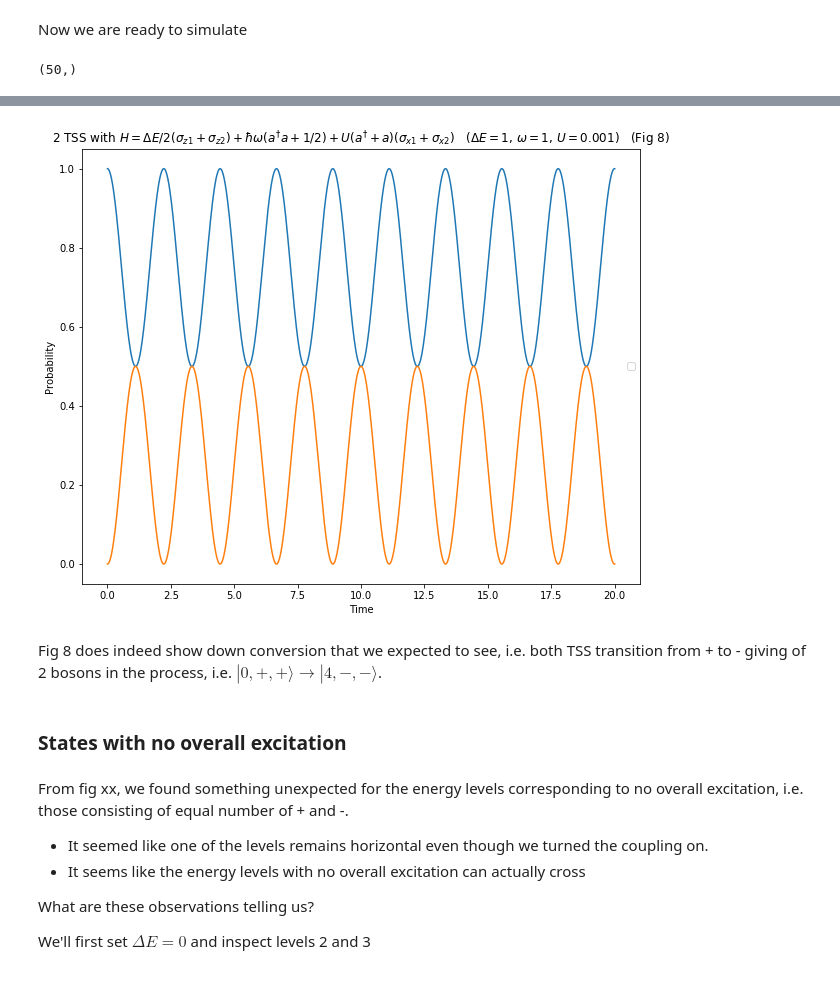
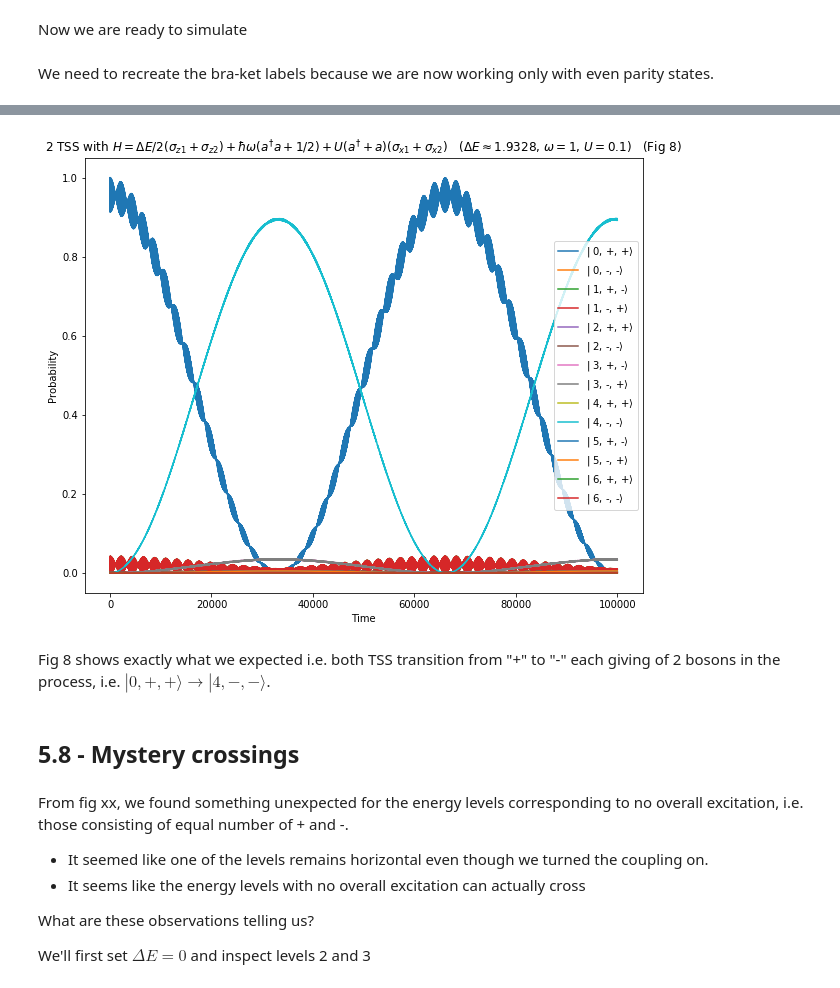
Before and after one commit to project-ida/two-state-quantum-systems, a Jupyter notebook: 05-excitation-transfer.ipynb, the cells around one changed output, grey strips where cells are left out. Cells and saved outputs as stored; diff of their text form; code cells hidden in the pictures.

Commit message:
Updates to excitation transfer

```diff
--- a/05-excitation-transfer.ipynb
+++ b/05-excitation-transfer.ipynb
@@ -381,11 +383,5 @@ Let's switch on the coupling and see if there are any surprises.
 # %%
-# EVEN PARITY
-
-two_state_1, two_state_2, bosons, interaction_1, interaction_2, number, nmm_list = make_operators(
-    max_bosons=6, parity=1)
-
-df_even = make_df_for_energy_scan("$\Delta E$", -4, 4, 201, two_state_1.shape[0])
-
+# We re-use operators that made Fig 6 (these had even parity) and just add the interaction terms
 for i, row in df_even.iterrows():
     H =  row["$\Delta E$"]*two_state_1+ row["$\Delta E$"]*two_state_2 + 1*bosons + 0.1*interaction_1 + 0.1*interaction_2
     evals, ekets = H.eigenstates()
@@ -474,13 +456,11 @@ Great. We can now set up the initial state by using the `basis` function as we h
 psi0 = basis(len(nmm_list), 0)
 # %% [markdown]
 Now we are ready to simulate
-# %%
-np.linspace(0,1).shape
-# %% [output]
-(50,)
 # %%
 times = np.linspace(0.0, 100000.0, 10000)
 P, psi = simulate(H, psi0, times)
+# %% [markdown]
+We need to recreate the bra-ket labels because we are now working only with even parity states.
 # %%
 bra_labels, ket_labels = make_braket_labels(nmm_list)
 # %%
@@ -490,6 +470,6 @@ for i in range(0,P.shape[0]):
 plt.ylabel("Probability")
 plt.xlabel("Time")
 plt.legend(loc="right")
-plt.title(f"2 TSS with {H_latex}  ($\Delta E = 1$, $\omega=1$, $U=0.001$)   (Fig 8)")
+plt.title(f"2 TSS with {H_latex}  ($\Delta E \\approx 1.9328$, $\omega=1$, $U=0.1$)   (Fig 8)")
 plt.show();
 # %% [output]
@@ -497,8 +476,8 @@ WARNING:matplotlib.legend:No handles with labels found to put in legend.
-[figure, old version]
+[figure, new version]
 # %% [markdown]
-Fig 8 does indeed show down conversion that we expected to see, i.e. both TSS transition from + to - giving of 2 bosons in the process, i.e. $|0,+, + \rangle \rightarrow |4,-, - \rangle$.
+Fig 8 shows exactly what we expected i.e. both TSS transition from "+" to "-" each giving of 2 bosons in the process, i.e. $|0,+, + \rangle \rightarrow |4,-, - \rangle$.
-# %% [markdown]
-### States with no overall excitation
+# %% [markdown]
+## 5.8 - Mystery crossings
 # %% [markdown]
 From fig xx, we found something unexpected for the energy levels corresponding to no overall excitation, i.e. those consisting of equal number of + and -.
 - It seemed like one of the levels remains horizontal even though we turned the coupling on.
```
Also changed, not shown: parts of 12 cells of this notebook, 1 other file.
